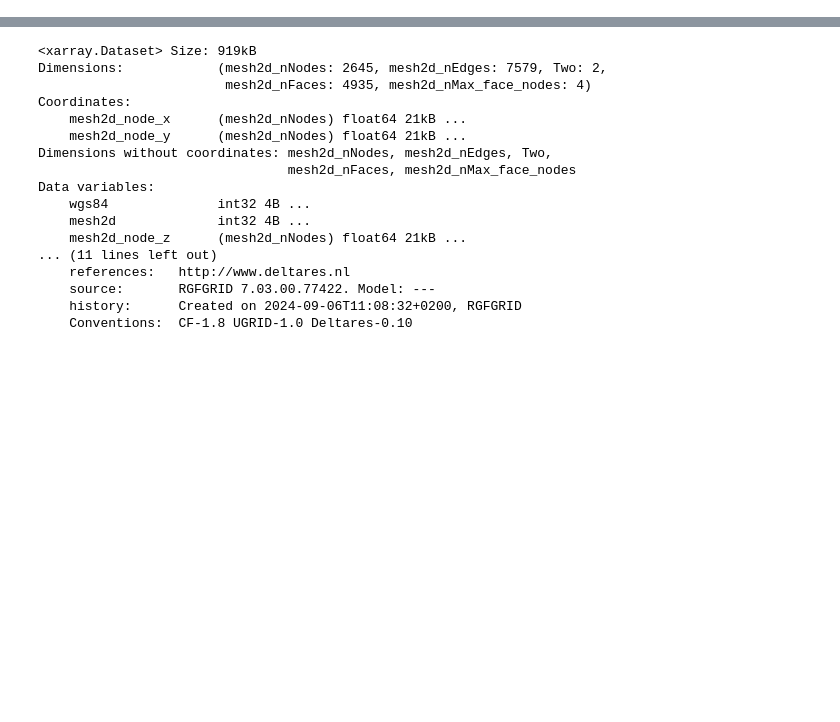
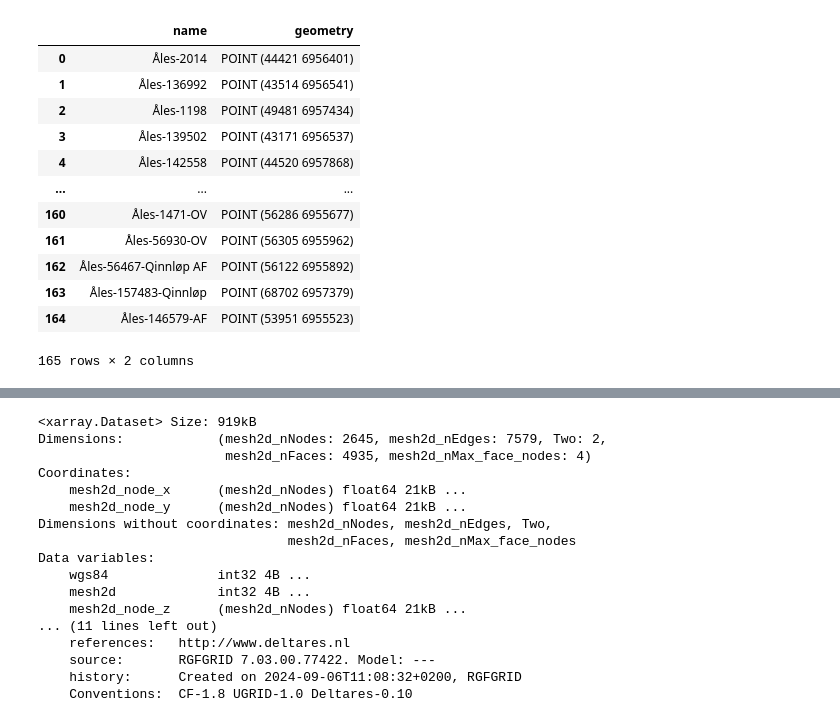
Before and after one commit to NTNUSmartWater/DigiH2O-Platform, a Jupyter notebook: process.ipynb, the cells around one changed output, grey strips where cells are left out. Drawn from its saved outputs; the diff is of its cells as text; code cells hidden in the pictures; blank space fills up the shorter version.

```diff
--- a/process.ipynb
+++ b/process.ipynb
@@ -122,0 +167,24 @@ new_grid.to_file('grid.geojson', driver='GeoJSON')
+# %%
+with open(r'backend\Delft_Projects\vlnguyen\demo\output\config\flow.pkl', 'rb') as f:
+    station = pickle.load(f)
+# %%
+geometry = gpd.points_from_xy(station['x'], station['y'])
+point = gpd.GeoDataFrame(data={'name': station['name']}, geometry=geometry, crs='EPSG:32633')
+point_WGS84 = point.to_crs('EPSG:4326')
+point_WGS84.to_file('point.geojson', driver='GeoJSON')
+# %%
+point
+# %% [output]
+|  | name | geometry |
+| 0 | Åles-2014 | POINT (44421 6956401) |
+| 1 | Åles-136992 | POINT (43514 6956541) |
+| 2 | Åles-1198 | POINT (49481 6957434) |
+| 3 | Åles-139502 | POINT (43171 6956537) |
+| 4 | Åles-142558 | POINT (44520 6957868) |
+| ... | ... | ... |
+| 160 | Åles-1471-OV | POINT (56286 6955677) |
+| 161 | Åles-56930-OV | POINT (56305 6955962) |
+| 162 | Åles-56467-Qinnløp AF | POINT (56122 6955892) |
+| 163 | Åles-157483-Qinnløp | POINT (68702 6957379) |
+| 164 | Åles-146579-AF | POINT (53951 6955523) |
+165 rows × 2 columns
```
Also changed, not shown: parts of 27 cells of this notebook, 20 other files.
